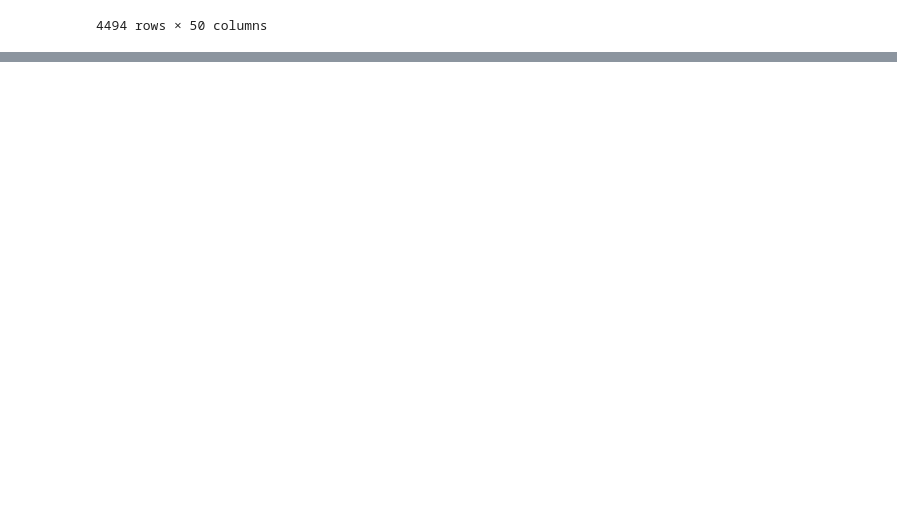
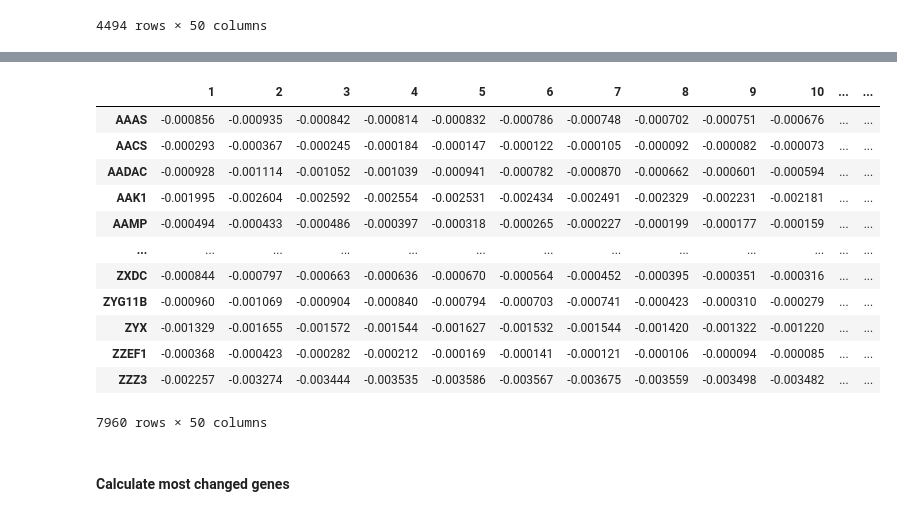
Before and after one commit to LifeWorks/SARSCov2, a Jupyter notebook: SARS-Cov-2.ipynb, the cells around one changed output, grey strips where cells are left out. Saved outputs shown, nothing was run; the diff lists cells and outputs as text; code cells hidden in the pictures; blank space fills up the shorter version.

```diff
--- a/SARS-Cov-2.ipynb
+++ b/SARS-Cov-2.ipynb
@@ -775,0 +823,19 @@ sclosenessPos
+# %%
+scCumMeanDiff = scCumMean - scNs2CumMean
+scCumMeanDiff
+# %% [output]
+|  | 1 | 2 | 3 | 4 | 5 | 6 | 7 | 8 | 9 | 10 | ... | ... |
+| AAAS | -0.000856 | -0.000935 | -0.000842 | -0.000814 | -0.000832 | -0.000786 | -0.000748 | -0.000702 | -0.000751 | -0.000676 | ... | ... |
+| AACS | -0.000293 | -0.000367 | -0.000245 | -0.000184 | -0.000147 | -0.000122 | -0.000105 | -0.000092 | -0.000082 | -0.000073 | ... | ... |
+| AADAC | -0.000928 | -0.001114 | -0.001052 | -0.001039 | -0.000941 | -0.000782 | -0.000870 | -0.000662 | -0.000601 | -0.000594 | ... | ... |
+| AAK1 | -0.001995 | -0.002604 | -0.002592 | -0.002554 | -0.002531 | -0.002434 | -0.002491 | -0.002329 | -0.002231 | -0.002181 | ... | ... |
+| AAMP | -0.000494 | -0.000433 | -0.000486 | -0.000397 | -0.000318 | -0.000265 | -0.000227 | -0.000199 | -0.000177 | -0.000159 | ... | ... |
+| ... | ... | ... | ... | ... | ... | ... | ... | ... | ... | ... | ... | ... |
+| ZXDC | -0.000844 | -0.000797 | -0.000663 | -0.000636 | -0.000670 | -0.000564 | -0.000452 | -0.000395 | -0.000351 | -0.000316 | ... | ... |
+| ZYG11B | -0.000960 | -0.001069 | -0.000904 | -0.000840 | -0.000794 | -0.000703 | -0.000741 | -0.000423 | -0.000310 | -0.000279 | ... | ... |
+| ZYX | -0.001329 | -0.001655 | -0.001572 | -0.001544 | -0.001627 | -0.001532 | -0.001544 | -0.001420 | -0.001322 | -0.001220 | ... | ... |
+| ZZEF1 | -0.000368 | -0.000423 | -0.000282 | -0.000212 | -0.000169 | -0.000141 | -0.000121 | -0.000106 | -0.000094 | -0.000085 | ... | ... |
+| ZZZ3 | -0.002257 | -0.003274 | -0.003444 | -0.003535 | -0.003586 | -0.003567 | -0.003675 | -0.003559 | -0.003498 | -0.003482 | ... | ... |
+7960 rows × 50 columns
+# %% [markdown]
+#### Calculate most changed genes
```
Also changed, not shown: parts of 17 cells of this notebook, 6 other files.
